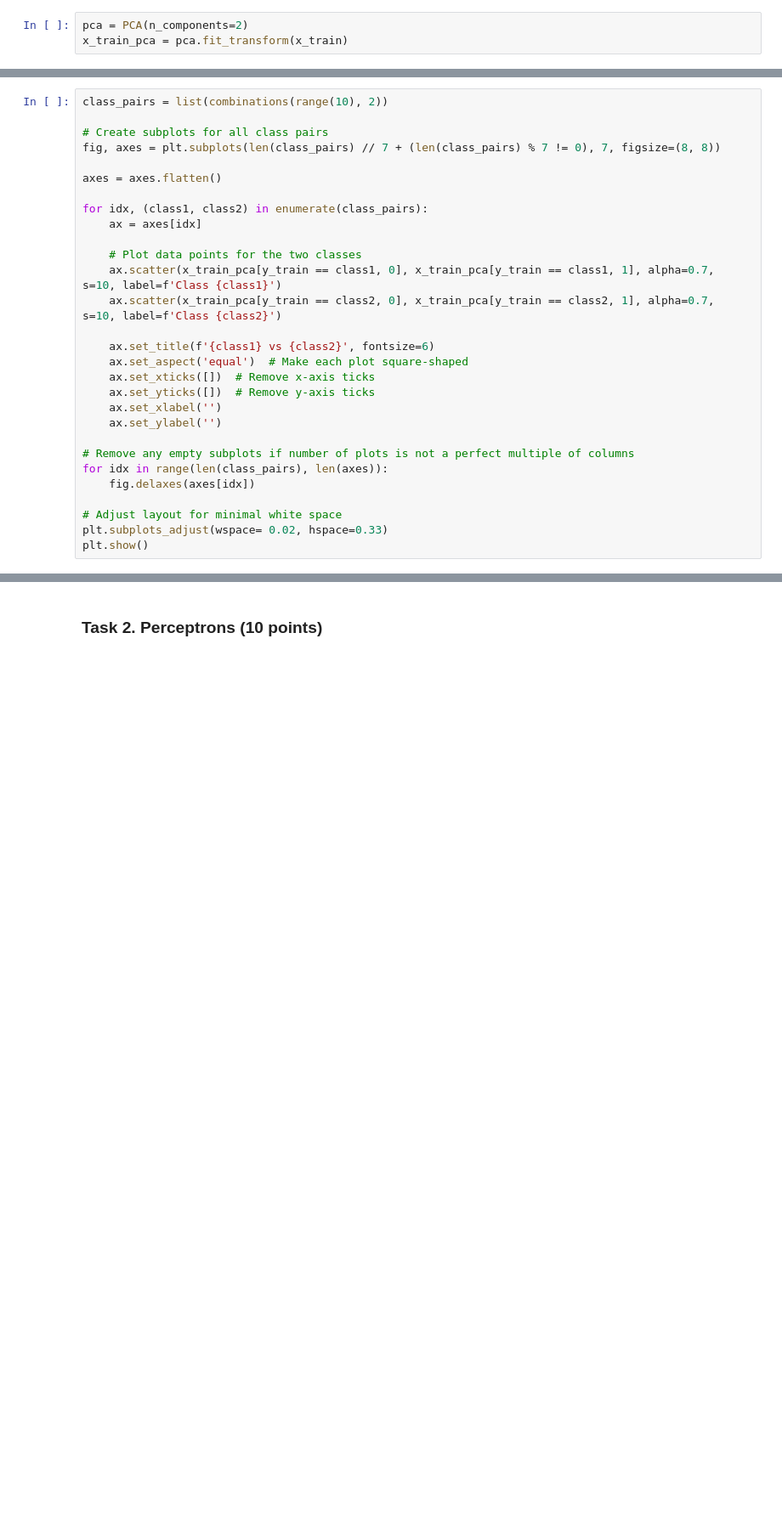
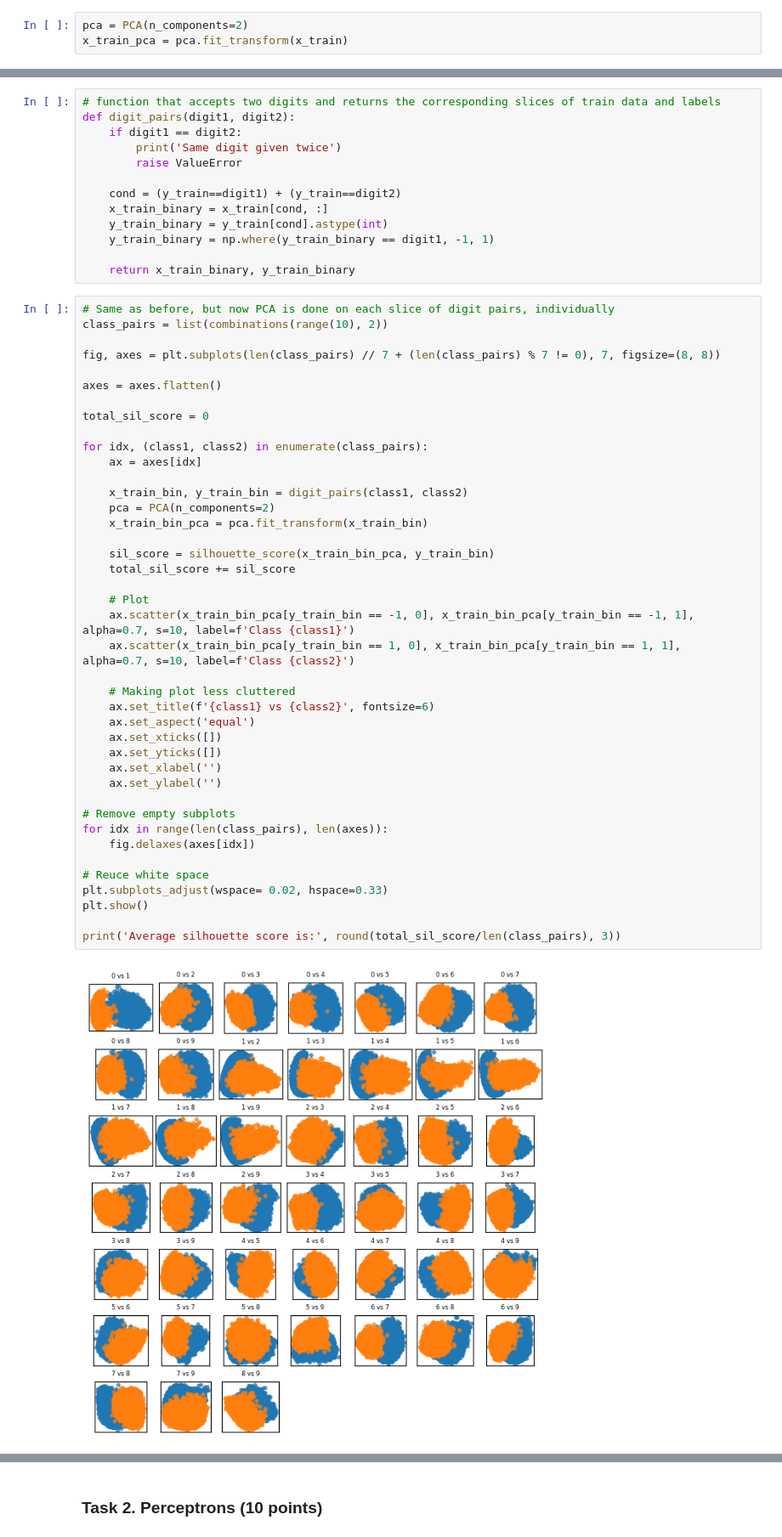
Before and after one commit to Manouil/ffoml, a Jupyter notebook: ga2.ipynb, the cells around one changed output, grey strips where cells are left out. Shown: that part at 85% size. Drawn from its saved outputs; the diff is of its cells as text; blank space fills up the shorter version.

```diff
--- a/ga2.ipynb
+++ b/ga2.ipynb
@@ -42,29 +105,56 @@ plt.show()
+# %%
+# function that accepts two digits and returns the corresponding slices of train data and labels
+def digit_pairs(digit1, digit2):
+    if digit1 == digit2:
+        print('Same digit given twice')
+        raise ValueError
+
+    cond = (y_train==digit1) + (y_train==digit2)
+    x_train_binary = x_train[cond, :]
+    y_train_binary = y_train[cond].astype(int)
+    y_train_binary = np.where(y_train_binary == digit1, -1, 1)
+
+    return x_train_binary, y_train_binary
 # %%
+# Same as before, but now PCA is done on each slice of digit pairs, individually
 class_pairs = list(combinations(range(10), 2))
 
-# Create subplots for all class pairs
 fig, axes = plt.subplots(len(class_pairs) // 7 + (len(class_pairs) % 7 != 0), 7, figsize=(8, 8))
 
 axes = axes.flatten()
 
+total_sil_score = 0
+
 for idx, (class1, class2) in enumerate(class_pairs):
     ax = axes[idx]
 
-    # Plot data points for the two classes
-    ax.scatter(x_train_pca[y_train == class1, 0], x_train_pca[y_train == class1, 1], alpha=0.7, s=10, label=f'Class {class1}')
-    ax.scatter(x_train_pca[y_train == class2, 0], x_train_pca[y_train == class2, 1], alpha=0.7, s=10, label=f'Class {class2}')
+    x_train_bin, y_train_bin = digit_pairs(class1, class2)
+    pca = PCA(n_components=2)
+    x_train_bin_pca = pca.fit_transform(x_train_bin)
 
+    sil_score = silhouette_score(x_train_bin_pca, y_train_bin)
+    total_sil_score += sil_score
+
+    # Plot
+    ax.scatter(x_train_bin_pca[y_train_bin == -1, 0], x_train_bin_pca[y_train_bin == -1, 1], alpha=0.7, s=10, label=f'Class {class1}')
+    ax.scatter(x_train_bin_pca[y_train_bin == 1, 0], x_train_bin_pca[y_train_bin == 1, 1], alpha=0.7, s=10, label=f'Class {class2}')
+
+    # Making plot less cluttered
     ax.set_title(f'{class1} vs {class2}', fontsize=6)
-    ax.set_aspect('equal')  # Make each plot square-shaped
-    ax.set_xticks([])  # Remove x-axis ticks
-    ax.set_yticks([])  # Remove y-axis ticks
+    ax.set_aspect('equal')
+    ax.set_xticks([])
+    ax.set_yticks([])
     ax.set_xlabel('')
     ax.set_ylabel('')
 
-# Remove any empty subplots if number of plots is not a perfect multiple of columns
+# Remove empty subplots
 for idx in range(len(class_pairs), len(axes)):
     fig.delaxes(axes[idx])
 
-# Adjust layout for minimal white space
+# Reuce white space
 plt.subplots_adjust(wspace= 0.02, hspace=0.33)
 plt.show()
+
+print('Average silhouette score is:', round(total_sil_score/len(class_pairs), 3))
+# %% [output]
+[figure, added]
```
Also changed, not shown: parts of 16 cells of this notebook, 1 other file.
